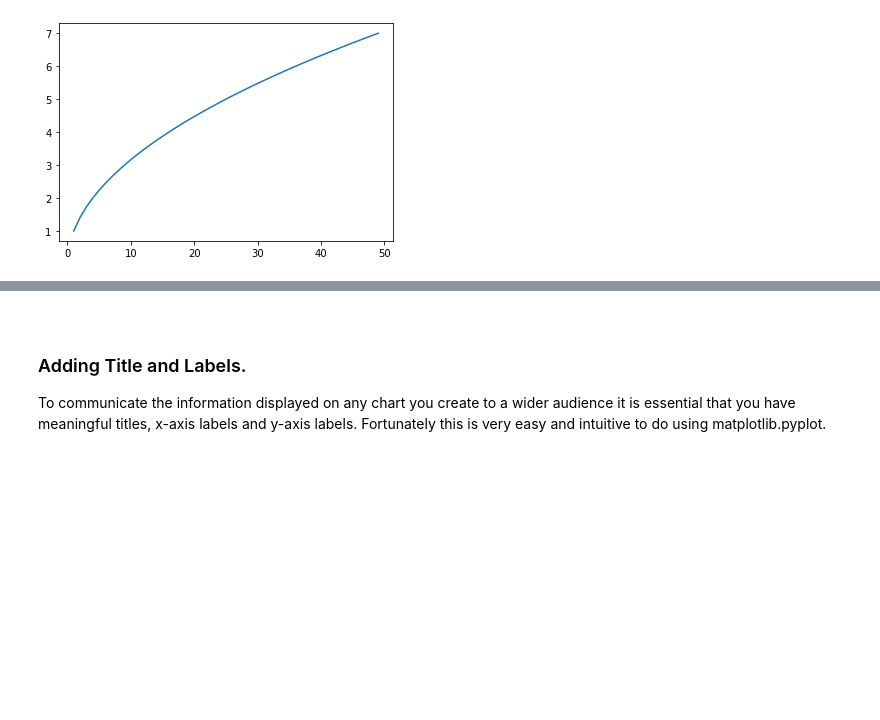
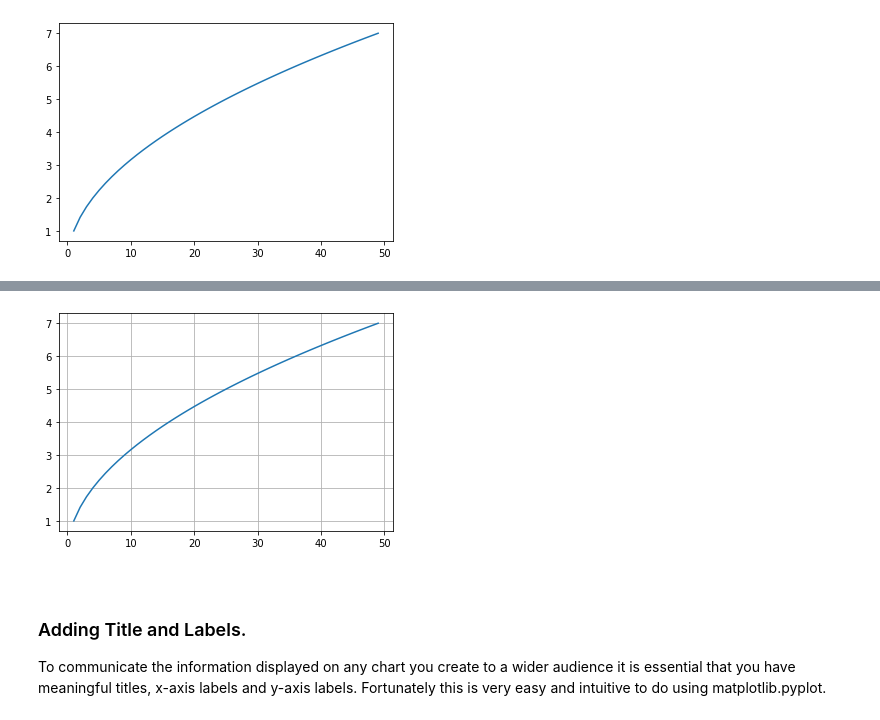
Before and after one commit to Sam-Tracey/Fundamentals-of-Data-Analysis, a Jupyter notebook: pyplot.ipynb, the cells around one changed output, grey strips where cells are left out. Saved outputs shown, nothing was run; the diff lists cells and outputs as text; code cells hidden in the pictures; blank space fills up the shorter version.

```diff
--- a/pyplot.ipynb
+++ b/pyplot.ipynb
@@ -61,3 +67,12 @@ Below is Matplotlib's own anatomy of a figure:
+# %%
+# Create figure and axes.
+fig, ax = plt.subplots()
+# plot x & y data.
+ax.plot(x, y)
+# Plot grid lines
+ax.grid()
+# %% [output]
+[figure, added]
 # %% [markdown]
 <br>
 
```
Also changed, not shown: parts of 7 cells of this notebook.
